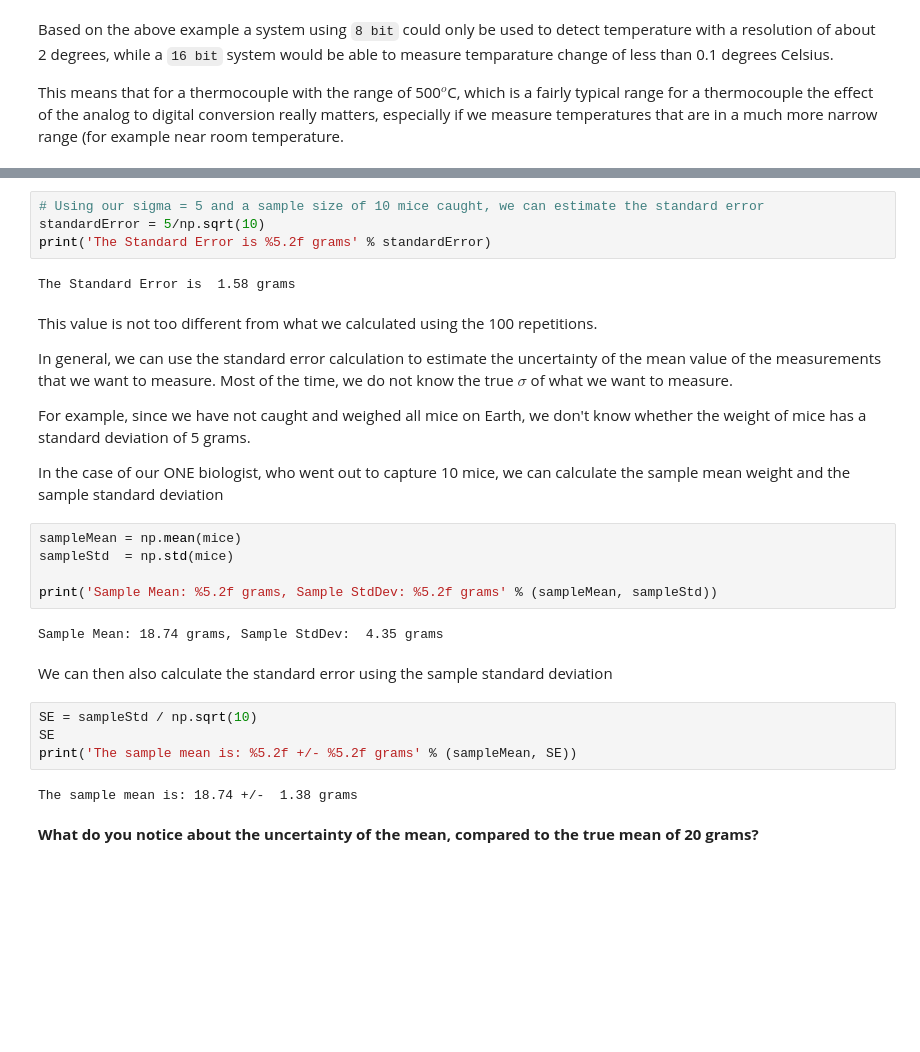
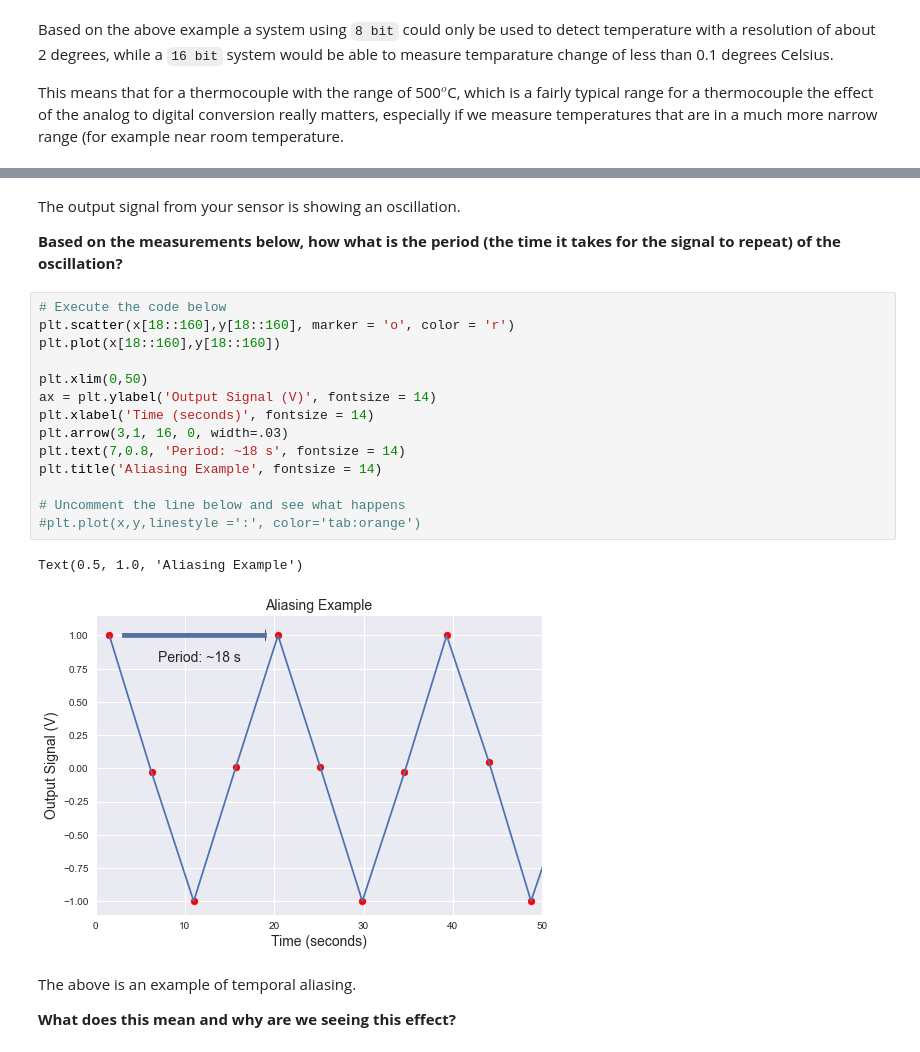
Before and after one commit to TobGerken/ISAT300, a Jupyter notebook: 6_CalibrationAndADConversion.ipynb, the cells around one changed output, grey strips where cells are left out. Cells and saved outputs as stored; diff of their text form; blank space fills up the shorter version.

```diff
--- a/6_CalibrationAndADConversion.ipynb
+++ b/6_CalibrationAndADConversion.ipynb
@@ -229,31 +231,25 @@ $SE = \frac{\sigma}{\sqrt{n}}$
+# %% [markdown]
+The output signal from your sensor is showing an oscillation.
+
+**Based on the measurements below, how what is the period (the time it takes for the signal to repeat) of the oscillation?**
 # %%
-# Using our sigma = 5 and a sample size of 10 mice caught, we can estimate the standard error
-standardError = 5/np.sqrt(10)
-print('The Standard Error is %5.2f grams' % standardError)
+# Execute the code below
+plt.scatter(x[18::160],y[18::160], marker = 'o', color = 'r')
+plt.plot(x[18::160],y[18::160])
+
+plt.xlim(0,50)
+ax = plt.ylabel('Output Signal (V)', fontsize = 14)
+plt.xlabel('Time (seconds)', fontsize = 14)
+plt.arrow(3,1, 16, 0, width=.03)
+plt.text(7,0.8, 'Period: ~18 s', fontsize = 14)
+plt.title('Aliasing Example', fontsize = 14)
+
+# Uncomment the line below and see what happens
+#plt.plot(x,y,linestyle =':', color='tab:orange')
 # %% [output]
-The Standard Error is  1.58 grams
+Text(0.5, 1.0, 'Aliasing Example')
+[figure, added]
 # %% [markdown]
-This value is not too different from what we calculated using the 100 repetitions.
+The above is an example of temporal aliasing.
 
-In general, we can use the standard error calculation to estimate the uncertainty of the mean value of the measurements that we want to measure. Most of the time, we do not know the true $\sigma$ of what we want to measure.
-
-For example, since we have not caught and weighed all mice on Earth, we don't know whether the weight of mice has a standard deviation of 5 grams.
-
-In the case of our ONE biologist, who went out to capture 10 mice, we can calculate the sample mean weight and the sample standard deviation
+**What does this mean and why are we seeing this effect?**
-# %%
-sampleMean = np.mean(mice)
-sampleStd  = np.std(mice)
-
-print('Sample Mean: %5.2f grams, Sample StdDev: %5.2f grams' % (sampleMean, sampleStd))
-# %% [output]
-Sample Mean: 18.74 grams, Sample StdDev:  4.35 grams
-# %% [markdown]
-We can then also calculate the standard error using the sample standard deviation
-# %%
-SE = sampleStd / np.sqrt(10)
-SE
-print('The sample mean is: %5.2f +/- %5.2f grams' % (sampleMean, SE))
-# %% [output]
-The sample mean is: 18.74 +/-  1.38 grams
-# %% [markdown]
-**What do you notice about the uncertainty of the mean, compared to the true mean of 20 grams?**
```
Also changed, not shown: parts of 8 cells of this notebook.
